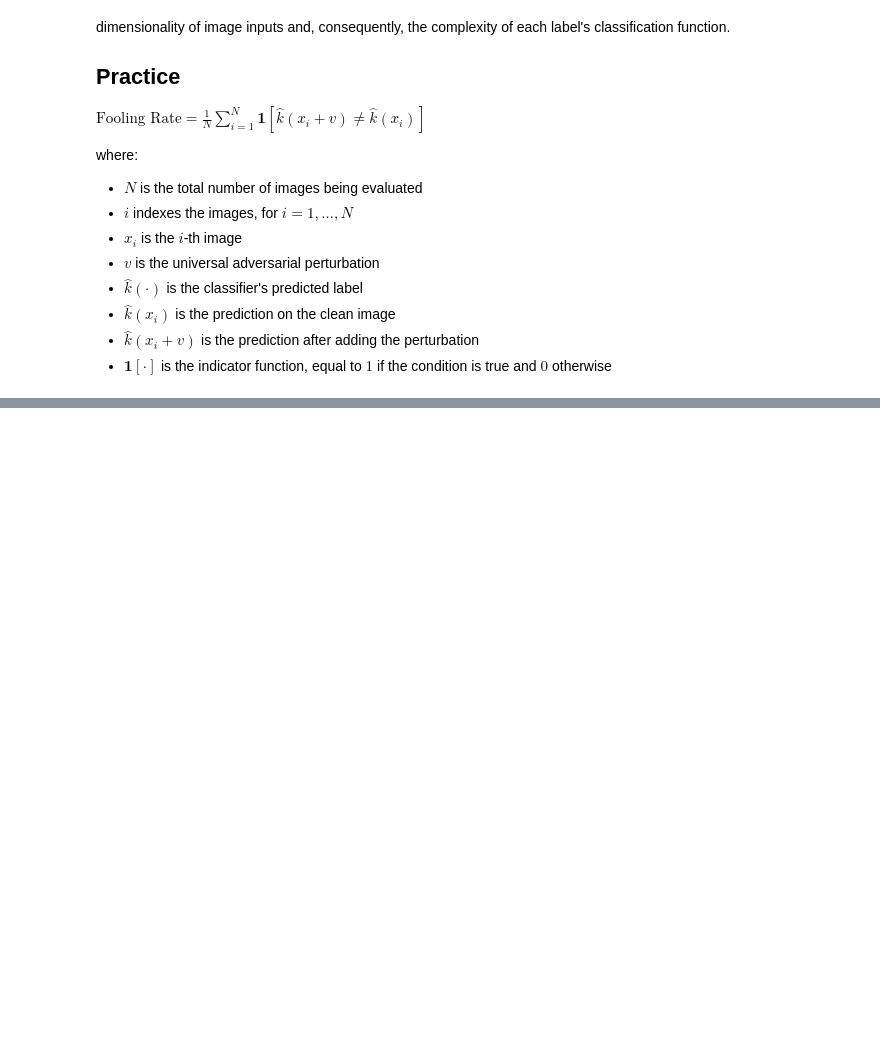
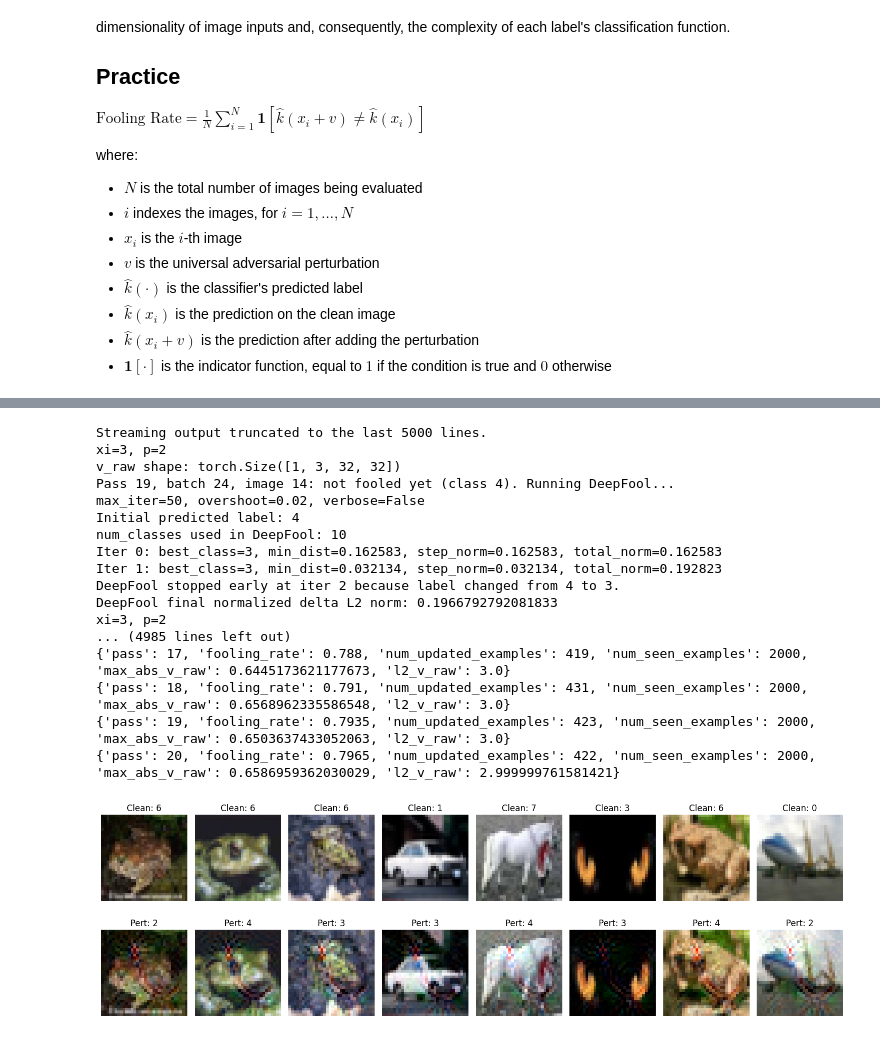
Before and after one commit to khalayli/universal-adversarial-perturbations, a Jupyter notebook: main_colab_uap.ipynb, the cells around one changed output, grey strips where cells are left out. Cells and saved outputs as stored; diff of their text form; code cells hidden in the pictures; blank space fills up the shorter version.

```diff
--- a/main_colab_uap.ipynb
+++ b/main_colab_uap.ipynb
@@ -1084,3 +1079,52 @@ def show_perturbed_images(model, loader, v_raw, device, num_images=8):
+# %%
+# Run
+v_uap_raw, v_uap_norm, uap_history = universal_perturbation_p(
+    model=vgg_model,
+    dataloader=uap_construct_loader,
+    #xi=20/255,                 # max allowed absolute raw-pixel perturbation
+    #p=float('inf'),        #  2   or float('inf')
+    xi=3,
+    p=2,
+    max_passes=20,
+    fooling_target=0.80,
+    max_deepfool_iter=50,     #
+    overshoot=0.02, # push past boundary (1 + overshoot)
+    num_classes=10,
+    device=device,
+    deepfool_verbose=False
+)
+
+print("\nUAP history:")
+for row in uap_history:
+    print(row)
+
+
+show_perturbed_images(
+    model=vgg_model,
+    loader=uap_eval_loader,
+    v_raw=v_uap_raw,
+    device=device,
+    num_images=8
+)
+# %% [output]
+Streaming output truncated to the last 5000 lines.
+xi=3, p=2
+v_raw shape: torch.Size([1, 3, 32, 32])
+Pass 19, batch 24, image 14: not fooled yet (class 4). Running DeepFool...
+max_iter=50, overshoot=0.02, verbose=False
+Initial predicted label: 4
+num_classes used in DeepFool: 10
+Iter 0: best_class=3, min_dist=0.162583, step_norm=0.162583, total_norm=0.162583
+Iter 1: best_class=3, min_dist=0.032134, step_norm=0.032134, total_norm=0.192823
+DeepFool stopped early at iter 2 because label changed from 4 to 3.
+DeepFool final normalized delta L2 norm: 0.1966792792081833
+xi=3, p=2
+... (4985 lines left out)
+{'pass': 17, 'fooling_rate': 0.788, 'num_updated_examples': 419, 'num_seen_examples': 2000, 'max_abs_v_raw': 0.6445173621177673, 'l2_v_raw': 3.0}
+{'pass': 18, 'fooling_rate': 0.791, 'num_updated_examples': 431, 'num_seen_examples': 2000, 'max_abs_v_raw': 0.6568962335586548, 'l2_v_raw': 3.0}
+{'pass': 19, 'fooling_rate': 0.7935, 'num_updated_examples': 423, 'num_seen_examples': 2000, 'max_abs_v_raw': 0.6503637433052063, 'l2_v_raw': 3.0}
+{'pass': 20, 'fooling_rate': 0.7965, 'num_updated_examples': 422, 'num_seen_examples': 2000, 'max_abs_v_raw': 0.6586959362030029, 'l2_v_raw': 2.999999761581421}
+[figure, added]
 # %%
 # Transferability experiment: test the VGG-generated UAP on ResNet (zero-shot).
 #If UAPs exploit shared geometric properties of decision boundaries across architectures, the perturbation should still fool ResNet despite never being optimized for it. A high transfer rate supports this hypothesis.
```
Also changed, not shown: parts of 8 cells of this notebook.
